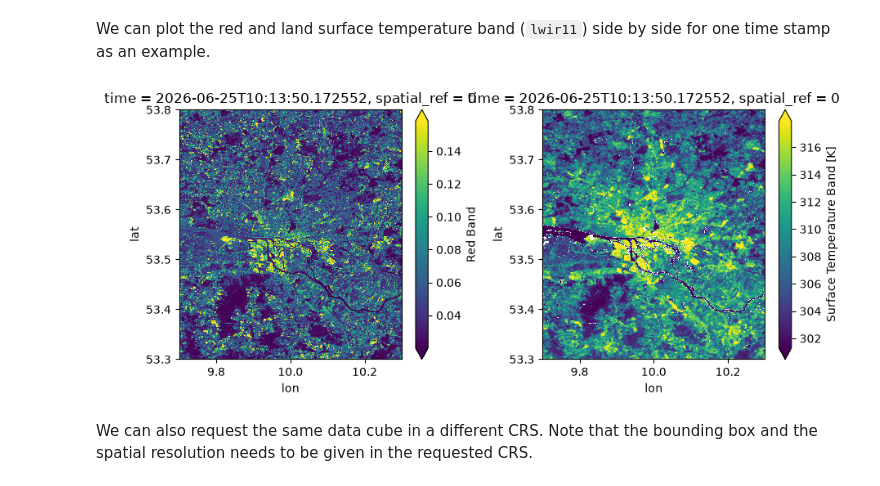
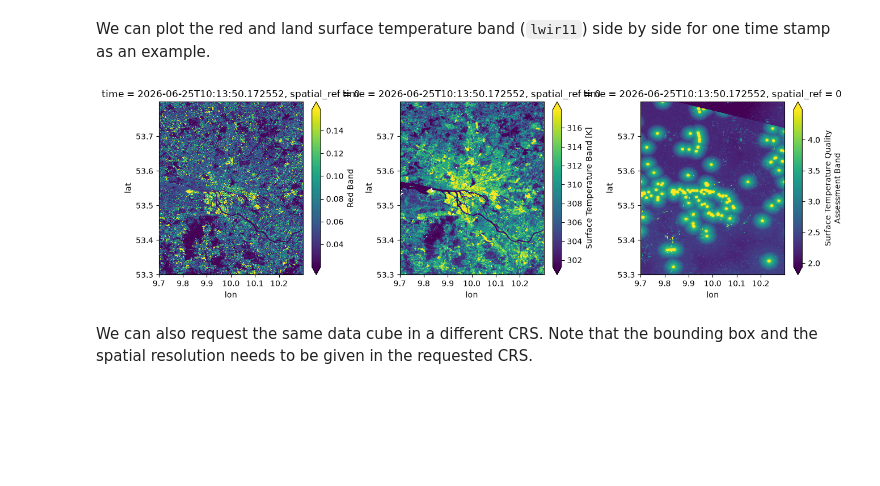
Before and after one commit to xcube-dev/xcube-stac, a Jupyter notebook: examples/notebooks/landsat_planetary_computer.ipynb, the cells around one changed output. Cells and saved outputs as stored; diff of their text form; code cells hidden in the pictures; blank space fills up the shorter version.

```diff
--- a/examples/notebooks/landsat_planetary_computer.ipynb
+++ b/examples/notebooks/landsat_planetary_computer.ipynb
@@ -51,7 +51,7 @@ ds = store.open_data(
     time_range=["2026-06-24", "2026-07-08"],
     spatial_res=30 / 111320,
     crs="EPSG:4326",
-    asset_names=["red", "green", "blue", "lwir11", "qa_pixel"],
+    asset_names=["red", "green", "blue", "lwir11", "qa", "qa_pixel"],
 )
 ds
 # %% [output]
@@ -162,25 +175,26 @@ open_params :
 # %% [markdown]
 We can mask clouds in the Surface Temperature band using the `qa_pixel` Quality Assessment band.
 # %%
-qa = ds["qa_pixel"]
+qa_pixel = ds["qa_pixel"]
 invalid = (
-    ((qa & 1) != 0)     # fill
-    | ((qa & 2) != 0)   # dilated cloud
-    | ((qa & 4) != 0)   # cirrus
-    | ((qa & 8) != 0)   # cloud
-    | ((qa & 16) != 0)  # cloud shadow
+    ((qa_pixel & 1) != 0)     # fill
+    | ((qa_pixel & 2) != 0)   # dilated cloud
+    | ((qa_pixel & 4) != 0)   # cirrus
+    | ((qa_pixel & 8) != 0)   # cloud
+    | ((qa_pixel & 16) != 0)  # cloud shadow
 )
 ds["lwir11"] = ds["lwir11"].where(~invalid)
 # %% [markdown]
 We can plot the red and land surface temperature band (`lwir11`) side by side for one time stamp as an example.
 # %%
-fig, ax = plt.subplots(1, 2, figsize=(9, 4))
+fig, ax = plt.subplots(1, 3, figsize=(13, 4))
 ds.red.isel(time=1).plot(ax=ax[0], robust=True)
 ds.lwir11.isel(time=1).plot(ax=ax[1], robust=True)
+ds.qa.isel(time=1).plot(ax=ax[2], robust=True)
 plt.tight_layout()
 plt.show()
 # %% [output]
-[figure, old version]
+[figure, new version]
 # %% [markdown]
 We can also request the same data cube in a different CRS. Note that the bounding box and the spatial resolution needs to be given in the requested CRS.
 # %%
```
Also changed, not shown: parts of 5 cells of this notebook, 16 other files.
